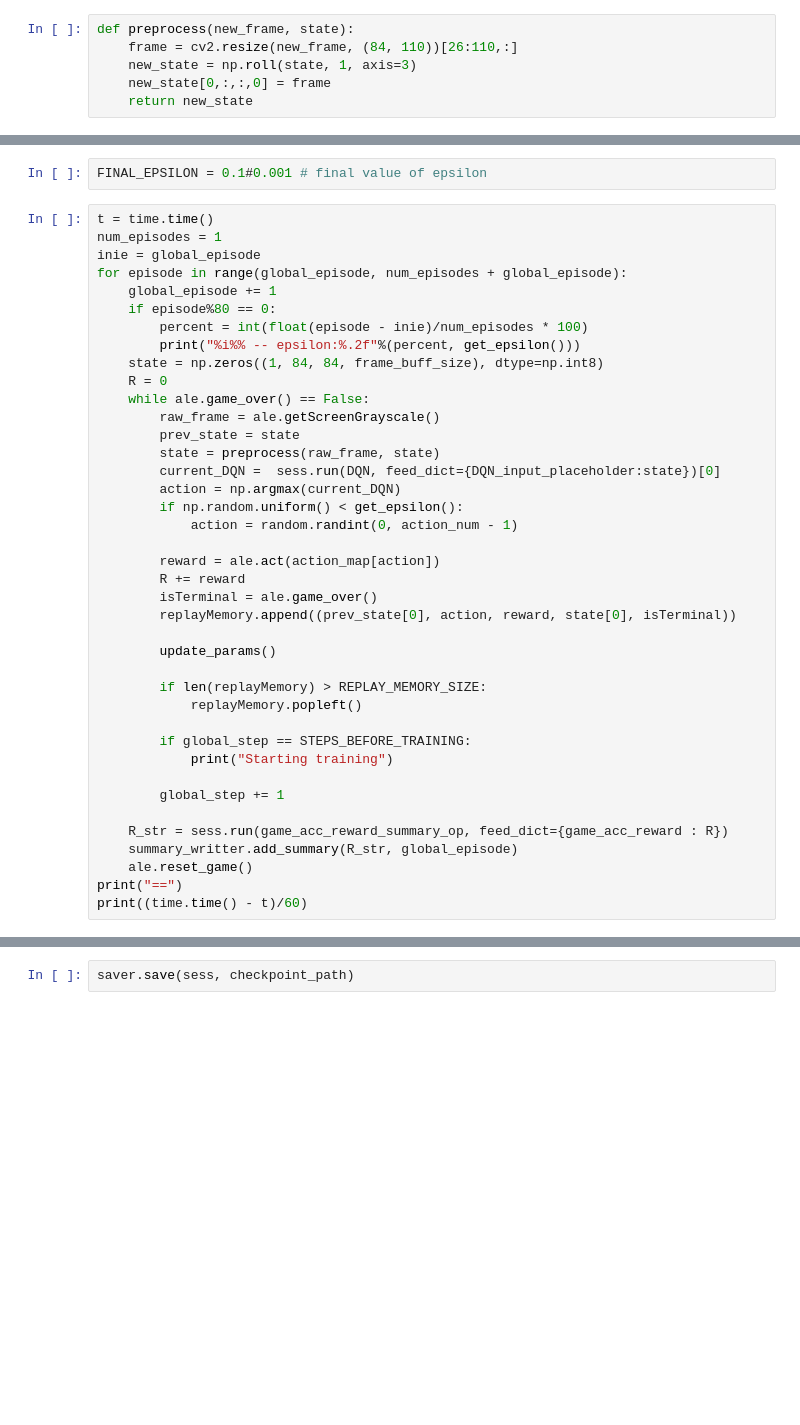
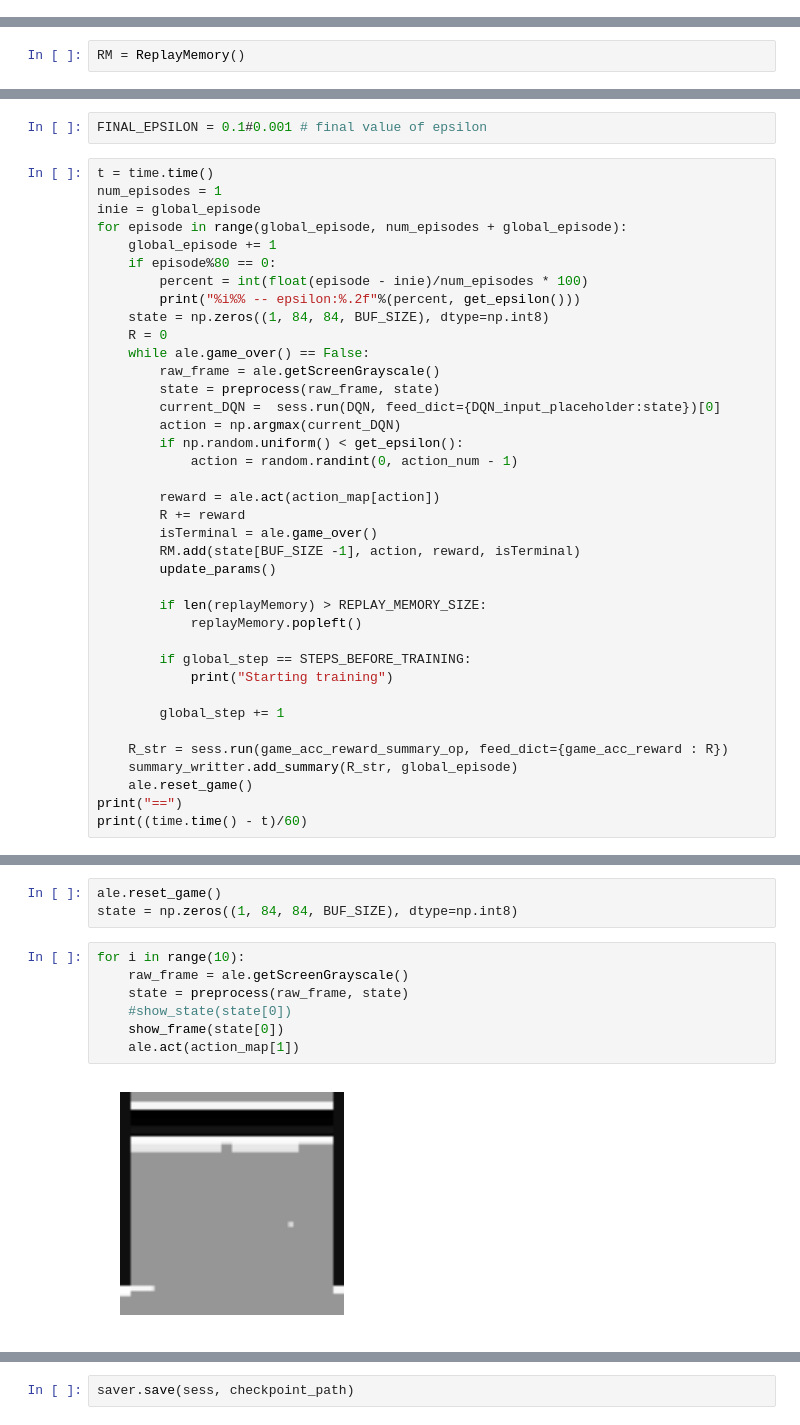
Before and after one commit to cgel/DRL, a Jupyter notebook: ALE.ipynb, the cells around one changed output, grey strips where cells are left out. Drawn from its saved outputs; the diff is of its cells as text; blank space fills up the shorter version.

```diff
--- a/ALE.ipynb
+++ b/ALE.ipynb
@@ -101,6 +40,0 @@ def createQNetwork(summaryCollection):
-# %%
-def preprocess(new_frame, state):
-    frame = cv2.resize(new_frame, (84, 110))[26:110,:]
-    new_state = np.roll(state, 1, axis=3)
-    new_state[0,:,:,0] = frame
-    return new_state
@@ -120,3 +41,5 @@ def build_train_op(Y, action):
+# %%
+RM = ReplayMemory()
 # %%
 #with tf.device("/gpu:0"):
 with tf.name_scope("DQN"):
@@ -218,11 +103,10 @@ for episode in range(global_episode, num_episodes + global_episode):
     if episode%80 == 0:
         percent = int(float(episode - inie)/num_episodes * 100)
         print("%i%% -- epsilon:%.2f"%(percent, get_epsilon()))
-    state = np.zeros((1, 84, 84, frame_buff_size), dtype=np.int8)
+    state = np.zeros((1, 84, 84, BUF_SIZE), dtype=np.int8)
     R = 0
     while ale.game_over() == False:
         raw_frame = ale.getScreenGrayscale()
-        prev_state = state
         state = preprocess(raw_frame, state)
         current_DQN =  sess.run(DQN, feed_dict={DQN_input_placeholder:state})[0]
         action = np.argmax(current_DQN)
@@ -232,8 +116,7 @@ for episode in range(global_episode, num_episodes + global_episode):
         reward = ale.act(action_map[action])
         R += reward
         isTerminal = ale.game_over()
-        replayMemory.append((prev_state[0], action, reward, state[0], isTerminal))
-
+        RM.add(state[BUF_SIZE -1], action, reward, isTerminal)
         update_params()
 
         if len(replayMemory) > REPLAY_MEMORY_SIZE:
@@ -255,0 +138,12 @@ print((time.time() - t)/60)
+# %%
+ale.reset_game()
+state = np.zeros((1, 84, 84, BUF_SIZE), dtype=np.int8)
+# %%
+for i in range(10):
+    raw_frame = ale.getScreenGrayscale()
+    state = preprocess(raw_frame, state)
+    #show_state(state[0])
+    show_frame(state[0])
+    ale.act(action_map[1])
+# %% [output]
+[figure, added]
```
Also changed, not shown: parts of 54 cells of this notebook.
